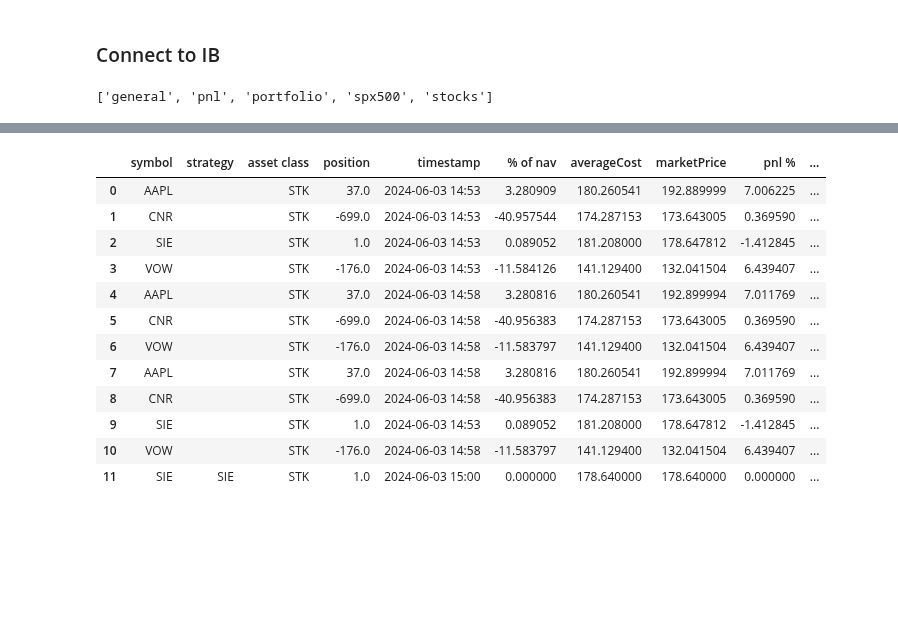
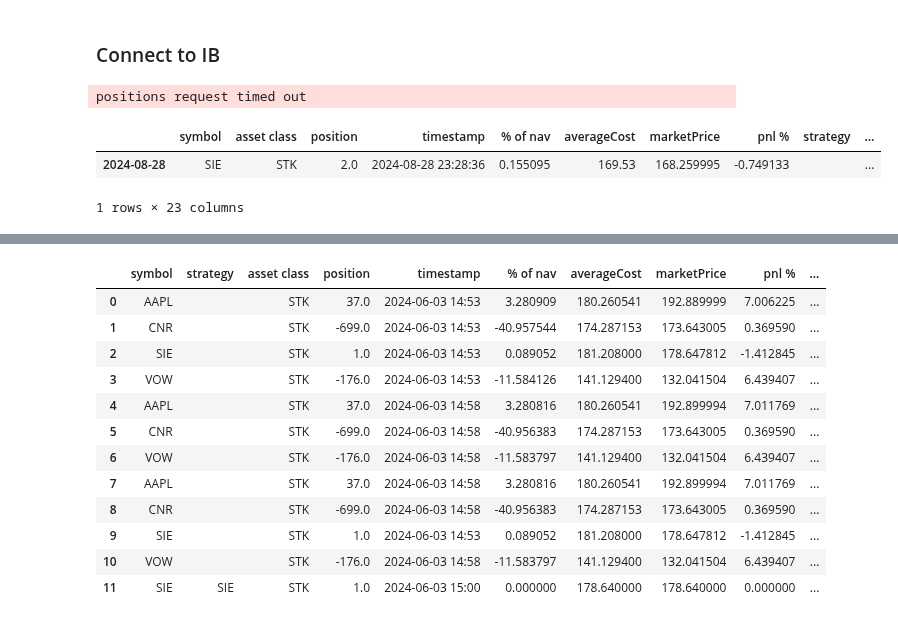
Before and after one commit to lowQuant/IB-Multi-Strategy-ATS, a Jupyter notebook: data_and_research/portfoliomanager_test.ipynb, the cells around one changed output, grey strips where cells are left out. Saved outputs shown, nothing was run; the diff lists cells and outputs as text; code cells hidden in the pictures; blank space fills up the shorter version.

```diff
--- a/data_and_research/portfoliomanager_test.ipynb
+++ b/data_and_research/portfoliomanager_test.ipynb
@@ -29,9 +29,7 @@ except:
 # %% [markdown]
 ### Connect to IB
 # %%
-ib = connect_to_IB(clientid=40)
+ib = connect_to_IB(clientid=41)
 ac = initialize_db('db')
+# %% [output]
+positions request timed out
-# %%
-ac.list_libraries()
-# %% [output]
-['general', 'pnl', 'portfolio', 'spx500', 'stocks']
@@ -39,0 +38,7 @@ ac.list_libraries()
+# %%
+df_ib = self.get_positions_from_ib()
+df_ib
+# %% [output]
+|  | symbol | asset class | position | timestamp | % of nav | averageCost | marketPrice | pnl % | strategy | ... |
+| 2024-08-28 | SIE | STK | 2.0 | 2024-08-28 23:28:36 | 0.155095 | 169.53 | 168.259995 | -0.749133 |  | ... |
+1 rows × 23 columns
```
Also changed, not shown: parts of 9 cells of this notebook, 2 other files.
